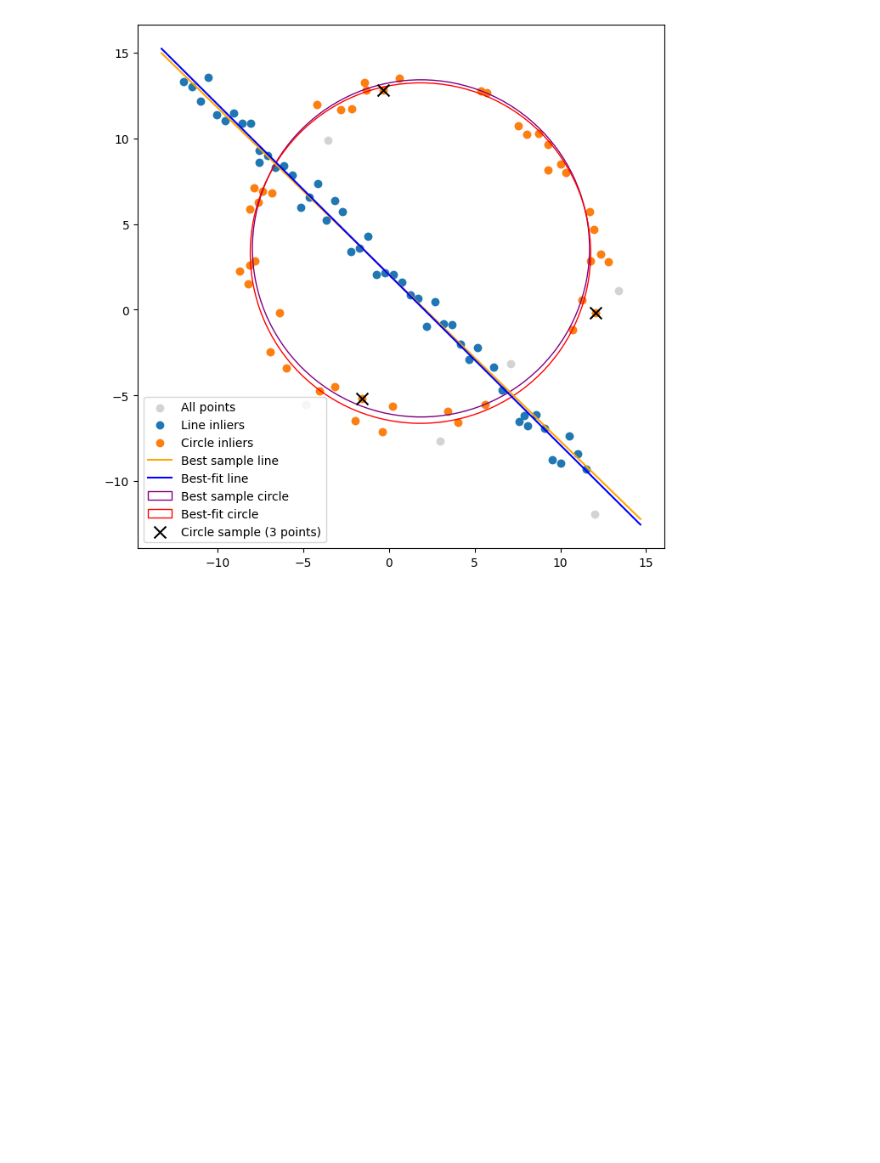
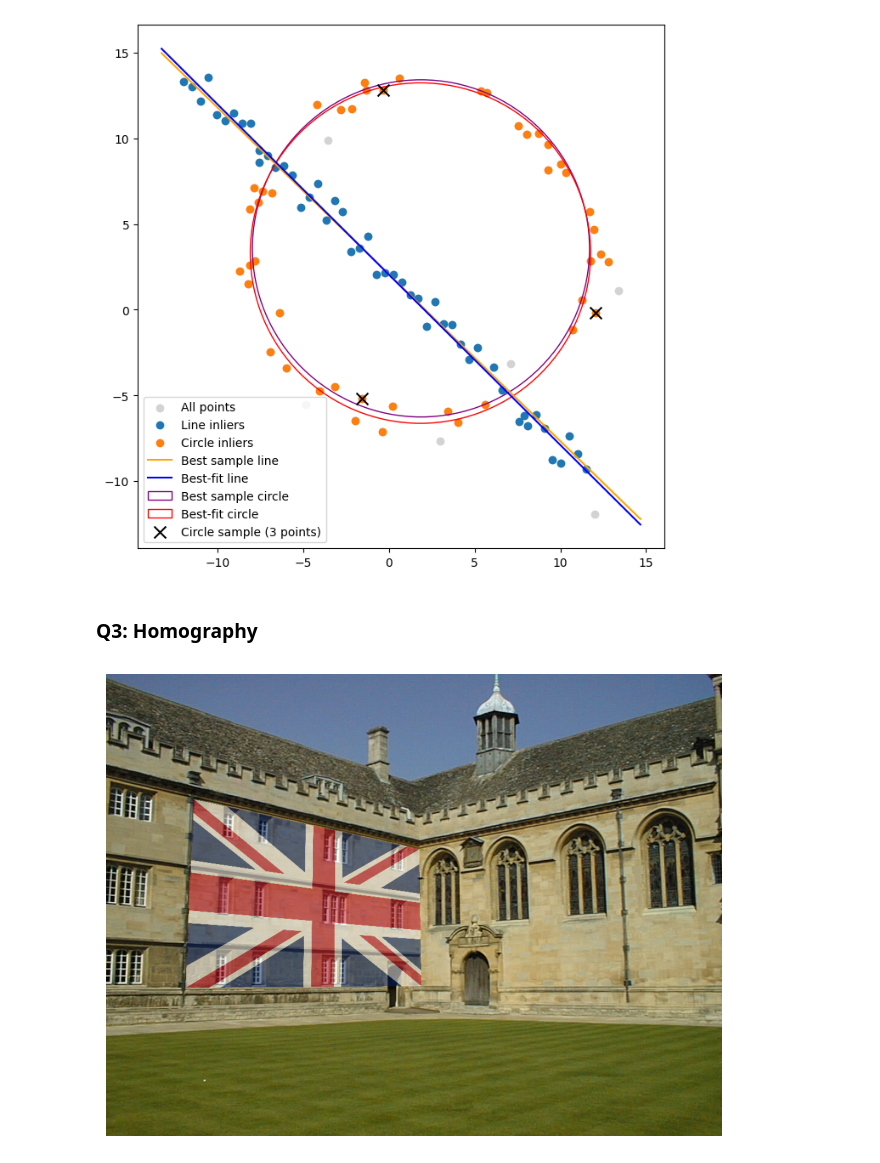
Before and after one commit to maneth-b03p/Image_Processing_and_Machine_Vision_Activities, a Jupyter notebook: Assignment2/230476T_a02.ipynb, the cells around one changed output. Saved outputs shown, nothing was run; the diff lists cells and outputs as text; code cells hidden in the pictures; blank space fills up the shorter version.

```diff
--- a/Assignment2/230476T_a02.ipynb
+++ b/Assignment2/230476T_a02.ipynb
@@ -353,3 +353,73 @@ ax.legend()
 plt.show()
 # %% [output]
 [figure]
+# %% [markdown]
+### Q3: Homography
+# %%
+import cv2
+import numpy as np
+import matplotlib.pyplot as plt
+
+img_src = cv2.imread('a2images/a2images/flag.png')
+img_dst = cv2.imread('a2images/a2images/wadham.jpg')
+
+src_points = []
+dst_points = []
+
+def select_src_points(event, x, y, flags, param):
+    if event == cv2.EVENT_LBUTTONDOWN and len(src_points) < 4:
+        src_points.append([x, y])
+        cv2.circle(img_src_temp, (x, y), 5, (0, 0, 255), -1)
+        cv2.imshow('Source Image', img_src_temp)
+
+def select_dst_points(event, x, y, flags, param):
+    if event == cv2.EVENT_LBUTTONDOWN and len(dst_points) < 4:
+        dst_points.append([x, y])
+        cv2.circle(img_dst_temp, (x, y), 5, (0, 255, 0), -1)
+        cv2.imshow('Destination Image', img_dst_temp)
+
+
+img_src_temp = img_src.copy()
+cv2.namedWindow('Source Image', cv2.WINDOW_NORMAL)
+
+cv2.imshow('Source Image', img_src_temp)
+cv2.setMouseCallback('Source Image', select_src_points)
+cv2.waitKey(0)
+cv2.destroyAllWindows()
+
+img_dst_temp = img_dst.copy()
+cv2.imshow('Destination Image', img_dst_temp)
+cv2.setMouseCallback('Destination Image', select_dst_points)
+cv2.waitKey(0)
+cv2.destroyAllWindows()
+
+
+if len(src_points) == 4 and len(dst_points) == 4:
+    pts_src = np.array(src_points, dtype=np.float32)
+    pts_dst = np.array(dst_points, dtype=np.float32)
+
+    H, status = cv2.findHomography(pts_src, pts_dst)
+
+    h, w, c = img_dst.shape
+    warped_img = cv2.warpPerspective(img_src, H, (w, h))
+
+    mask = np.zeros((h, w), dtype=np.uint8)
+    cv2.fillConvexPoly(mask, np.int32(pts_dst), 255)
+
+    mask_inv = cv2.bitwise_not(mask)
+    img_dst_bg = cv2.bitwise_and(img_dst, img_dst, mask=mask_inv)
+    warped_fg = cv2.bitwise_and(warped_img, warped_img, mask=mask)
+
+    a = 0.5
+
+    blended = cv2.addWeighted(img_dst,1-a, warped_fg, a, 0)
+    result = cv2.add(img_dst_bg, cv2.bitwise_and(blended, blended, mask=mask))
+
+    plt.figure(figsize=(10, 6))
+    plt.imshow(cv2.cvtColor(result, cv2.COLOR_BGR2RGB))
+    plt.axis('off')
+    plt.show()
+else:
+    print("Error")
+# %% [output]
+[figure, added]
```
